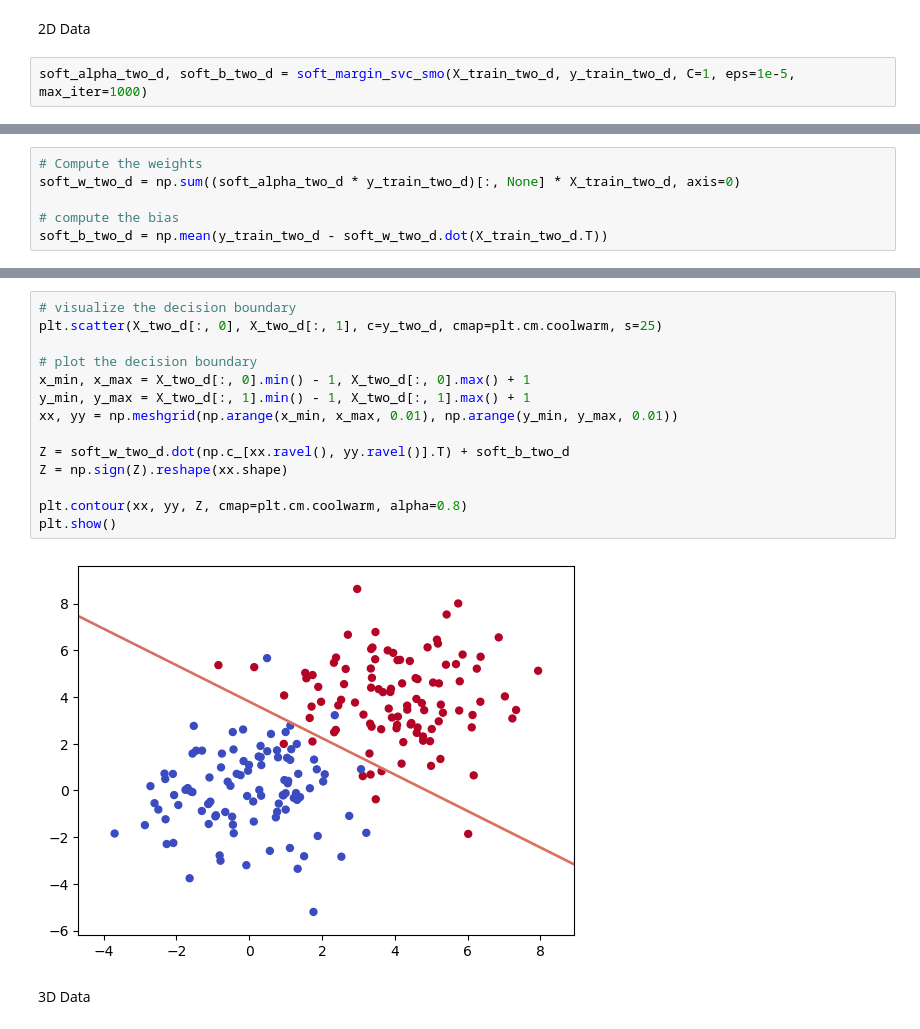
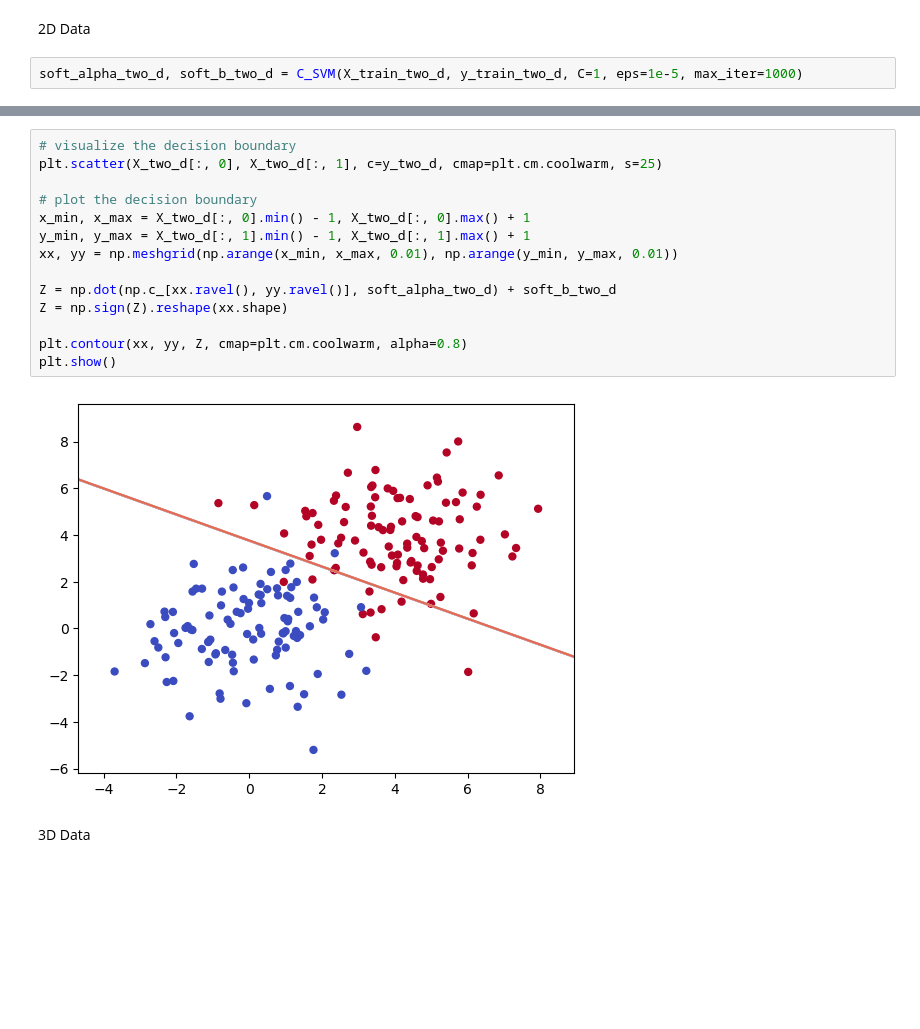
Before and after one commit to Bratet/SVM-From-Scratch, a Jupyter notebook: Hard-Soft margin SVC/Soft_and_hard_margin_SVC.ipynb, the cells around one changed output, grey strips where cells are left out. Cells and saved outputs as stored; diff of their text form; blank space fills up the shorter version.

```diff
--- a/Hard-Soft margin SVC/Soft_and_hard_margin_SVC.ipynb
+++ b/Hard-Soft margin SVC/Soft_and_hard_margin_SVC.ipynb
@@ -149,4 +254,4 @@ def soft_margin_svc_smo(X, y, C, eps, max_iter):
 # %% [markdown]
 2D Data
 # %%
-soft_alpha_two_d, soft_b_two_d = soft_margin_svc_smo(X_train_two_d, y_train_two_d, C=1, eps=1e-5, max_iter=1000)
+soft_alpha_two_d, soft_b_two_d = C_SVM(X_train_two_d, y_train_two_d, C=1, eps=1e-5, max_iter=1000)
@@ -153,8 +269,2 @@ soft_alpha_two_d, soft_b_two_d = soft_margin_svc_smo(X_train_two_d, y_train_two_
-# %%
-# Compute the weights
-soft_w_two_d = np.sum((soft_alpha_two_d * y_train_two_d)[:, None] * X_train_two_d, axis=0)
-
-# compute the bias
-soft_b_two_d = np.mean(y_train_two_d - soft_w_two_d.dot(X_train_two_d.T))
 # %%
 # compute the predictions
@@ -169,19 +279,19 @@ Accuracy of Soft Margin SVC in the 2D data : 93.33 %
 # %%
 # visualize the decision boundary
 plt.scatter(X_two_d[:, 0], X_two_d[:, 1], c=y_two_d, cmap=plt.cm.coolwarm, s=25)
 
 # plot the decision boundary
 x_min, x_max = X_two_d[:, 0].min() - 1, X_two_d[:, 0].max() + 1
 y_min, y_max = X_two_d[:, 1].min() - 1, X_two_d[:, 1].max() + 1
 xx, yy = np.meshgrid(np.arange(x_min, x_max, 0.01), np.arange(y_min, y_max, 0.01))
 
-Z = soft_w_two_d.dot(np.c_[xx.ravel(), yy.ravel()].T) + soft_b_two_d
+Z = np.dot(np.c_[xx.ravel(), yy.ravel()], soft_alpha_two_d) + soft_b_two_d
 Z = np.sign(Z).reshape(xx.shape)
 
 plt.contour(xx, yy, Z, cmap=plt.cm.coolwarm, alpha=0.8)
 plt.show()
 # %% [output]
-[figure, old version]
+[figure, new version]
 # %% [markdown]
 3D Data
 # %%
```
Also changed, not shown: parts of 19 cells of this notebook, 4 other files.
